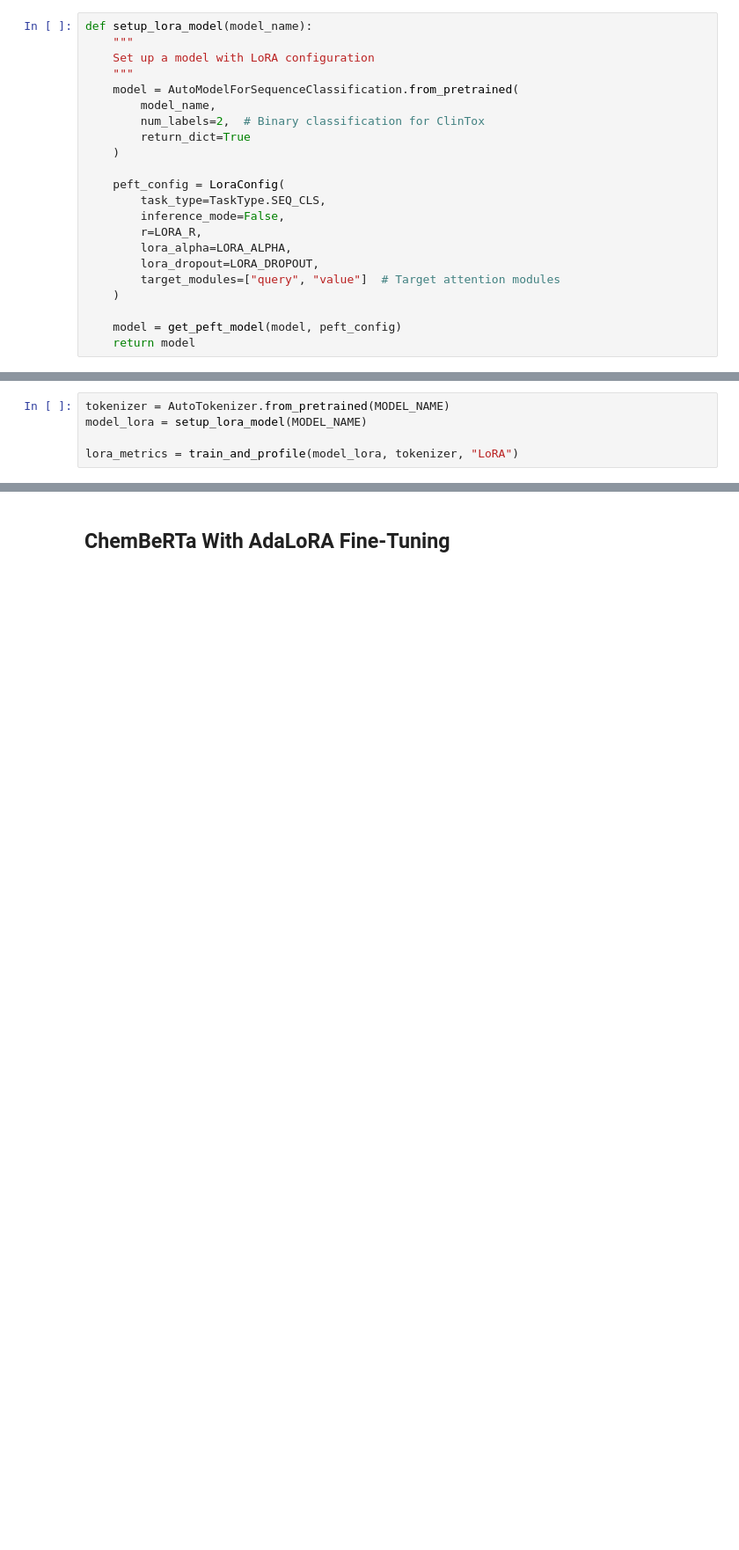
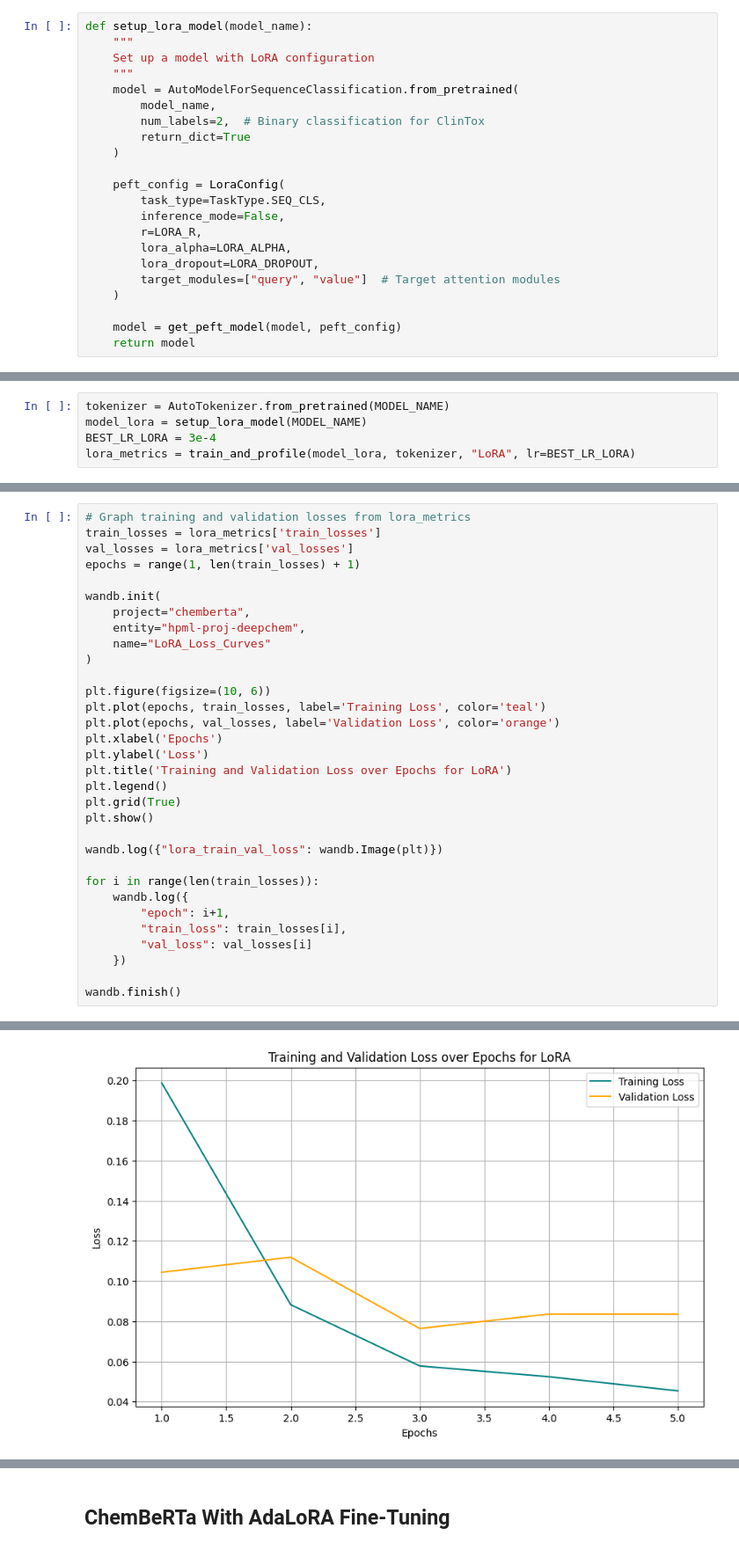
Before and after one commit to ab4972/DeepChem-Model-Optimization, a Jupyter notebook: chemberta_lora_adalora.ipynb, the cells around one changed output, grey strips where cells are left out. Shown: that part at 88% size. Saved outputs shown, nothing was run; the diff lists cells and outputs as text; blank space fills up the shorter version.

```diff
--- a/chemberta_lora_adalora.ipynb
+++ b/chemberta_lora_adalora.ipynb
@@ -510,8 +555,8 @@ Tracking run with wandb version 0.19.10
 # %%
 tokenizer = AutoTokenizer.from_pretrained(MODEL_NAME)
 model_lora = setup_lora_model(MODEL_NAME)
-
-lora_metrics = train_and_profile(model_lora, tokenizer, "LoRA")
+BEST_LR_LORA = 3e-4
+lora_metrics = train_and_profile(model_lora, tokenizer, "LoRA", lr=BEST_LR_LORA)
 # %% [output]
 Some weights of RobertaForSequenceClassification were not initialized from the model checkpoint at seyonec/ChemBERTa-zinc-base-v1 and are newly initialized: ['classifier.dense.bias', 'classifier.dense ...
 You should probably TRAIN this model on a down-stream task to be able to use it for predictions and inference.
@@ -530 +575,34 @@ Epoch 4 | Training Time: 3.97 s | Train Loss: 0.1818 | Val Loss: 0.1437 | Val Ac
 ... (9 outputs left out)
+# %%
+# Graph training and validation losses from lora_metrics
+train_losses = lora_metrics['train_losses']
+val_losses = lora_metrics['val_losses']
+epochs = range(1, len(train_losses) + 1)
+
+wandb.init(
+    project="chemberta",
+    entity="hpml-proj-deepchem",
+    name="LoRA_Loss_Curves"
+)
+
+plt.figure(figsize=(10, 6))
+plt.plot(epochs, train_losses, label='Training Loss', color='teal')
+plt.plot(epochs, val_losses, label='Validation Loss', color='orange')
+plt.xlabel('Epochs')
+plt.ylabel('Loss')
+plt.title('Training and Validation Loss over Epochs for LoRA')
+plt.legend()
+plt.grid(True)
+plt.show()
+
+wandb.log({"lora_train_val_loss": wandb.Image(plt)})
+
+for i in range(len(train_losses)):
+    wandb.log({
+        "epoch": i+1,
+        "train_loss": train_losses[i],
+        "val_loss": val_losses[i]
+    })
+
+wandb.finish()
+# %% [output]
@@ -530,0 +614 @@ Epoch 4 | Training Time: 3.97 s | Train Loss: 0.1818 | Val Loss: 0.1437 | Val Ac
+[figure, added]
```
Also changed, not shown: parts of 14 cells of this notebook.
